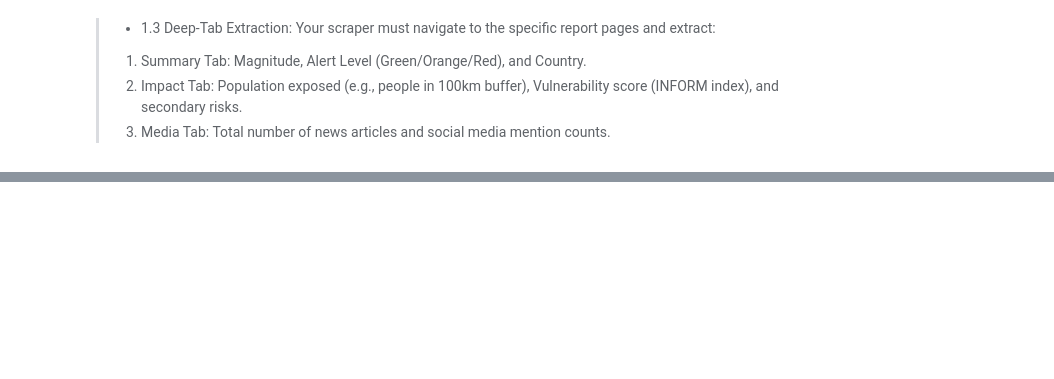
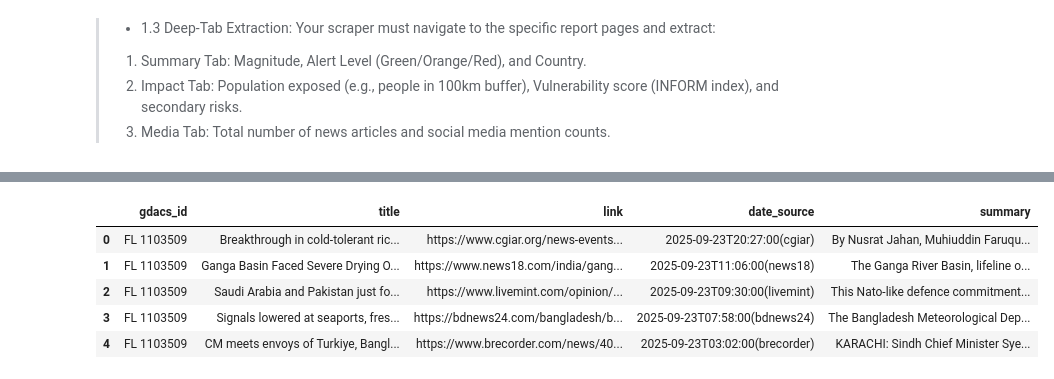
Before and after one commit to urvashibala/GDACS-disaster-data-analysis, a Jupyter notebook: main.ipynb, the cells around one changed output, grey strips where cells are left out. Drawn from its saved outputs; the diff is of its cells as text; code cells hidden in the pictures; blank space fills up the shorter version.

Commit message:
Media Tab Scraping!

```diff
--- a/main.ipynb
+++ b/main.ipynb
@@ -384,7 +384,8 @@ def scrape_gdacs_deep_tabs(report_link, headless=True):
             "articles_count": None,
             "about_casualties_count": None,
             "last_hour_count": None,
-            "news_items": None
+            "news_items": None,
+            "echo_daily_flash": None
         }
 
         # SUMMARY TABLE
@@ -436,8 +437,13 @@ def scrape_gdacs_deep_tabs(report_link, headless=True):
                 title = title_el.text.strip()
                 link = title_el.get_attribute("href")
             except Exception:
-                title = ""
-                link = ""
+                # If no anchor, fallback to span
+                try:
+                    title = box.find_element(By.CSS_SELECTOR, ".news_title").text.strip()
+                    link = ""
+                except Exception:
+                    title = ""
+                    link = ""
 
             try:
                 text_el = box.find_element(By.CSS_SELECTOR, ".news_text")
@@ -455,6 +461,14 @@ def scrape_gdacs_deep_tabs(report_link, headless=True):
                     "first_paragraph": first_paragraph
                 })
 
+            # ECHO DAILY FLASH: If the news_title contains 'ECHO' or 'Daily Flash', save the full HTML
+            if 'ECHO' in title or 'Daily Flash' in title:
+                try:
+                    # Save the outer HTML of the news_box
+                    data["echo_daily_flash"] = box.get_attribute("outerHTML")
+                except Exception:
+                    data["echo_daily_flash"] = None
+
         data["news_items"] = json.dumps(news_items, ensure_ascii=True)
         return data
     finally:
@@ -580,0 +709,9 @@ Reporting columns: ['country', 'date_from', 'date_to', 'random_link', 'gdacs_id'
+# %%
+media_df.head()
+# %% [output]
+|  | gdacs_id | title | link | date_source | summary |
+| 0 | FL 1103509 | Breakthrough in cold-tolerant ric... | https://www.cgiar.org/news-events... | 2025-09-23T20:27:00(cgiar) | By Nusrat Jahan, Muhiuddin Faruqu... |
+| 1 | FL 1103509 | Ganga Basin Faced Severe Drying O... | https://www.news18.com/india/gang... | 2025-09-23T11:06:00(news18) | The Ganga River Basin, lifeline o... |
+| 2 | FL 1103509 | Saudi Arabia and Pakistan just fo... | https://www.livemint.com/opinion/... | 2025-09-23T09:30:00(livemint) | This Nato-like defence commitment... |
+| 3 | FL 1103509 | Signals lowered at seaports, fres... | https://bdnews24.com/bangladesh/b... | 2025-09-23T07:58:00(bdnews24) | The Bangladesh Meteorological Dep... |
+| 4 | FL 1103509 | CM meets envoys of Turkiye, Bangl... | https://www.brecorder.com/news/40... | 2025-09-23T03:02:00(brecorder) | KARACHI: Sindh Chief Minister Sye... |
```
Also changed, not shown: parts of 9 cells of this notebook, 8 other files.
